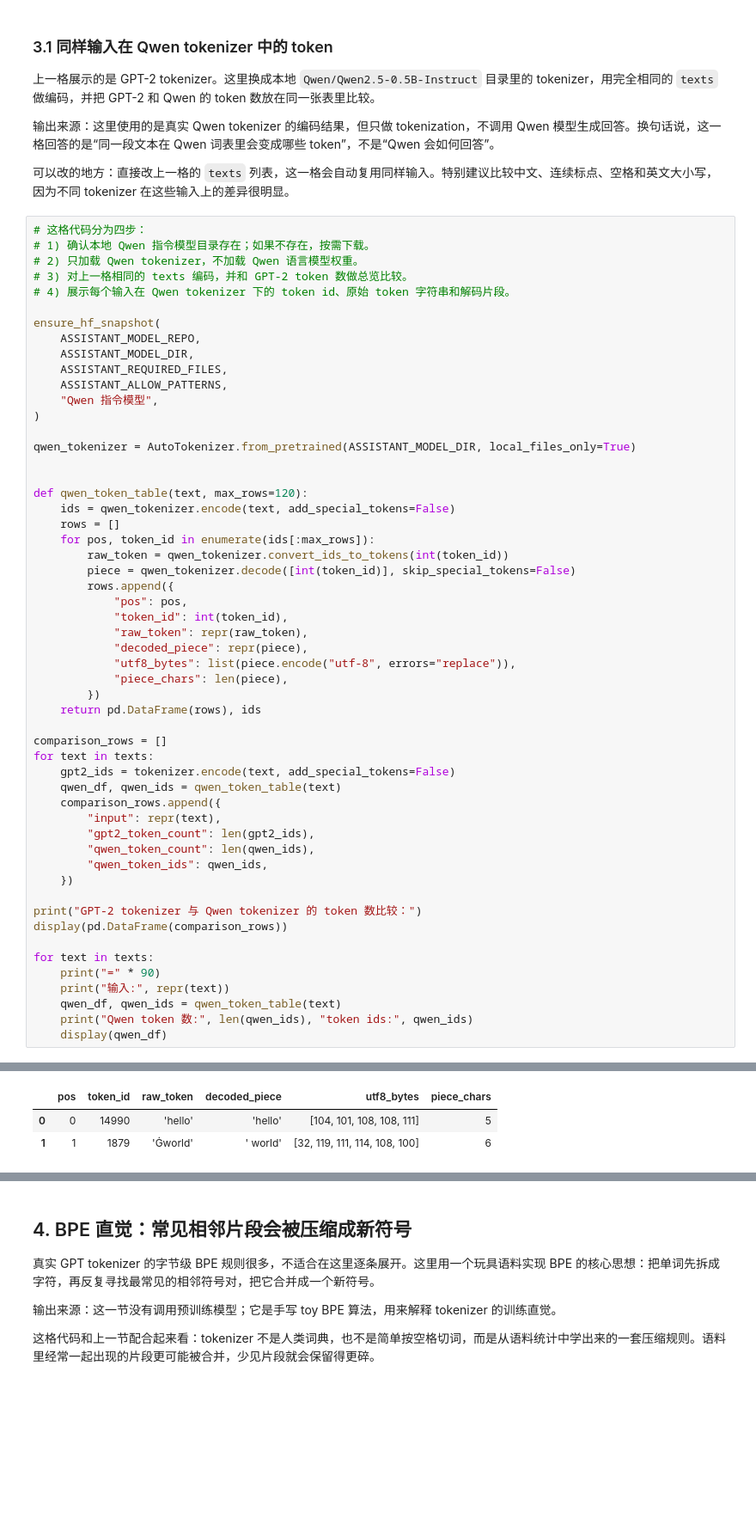
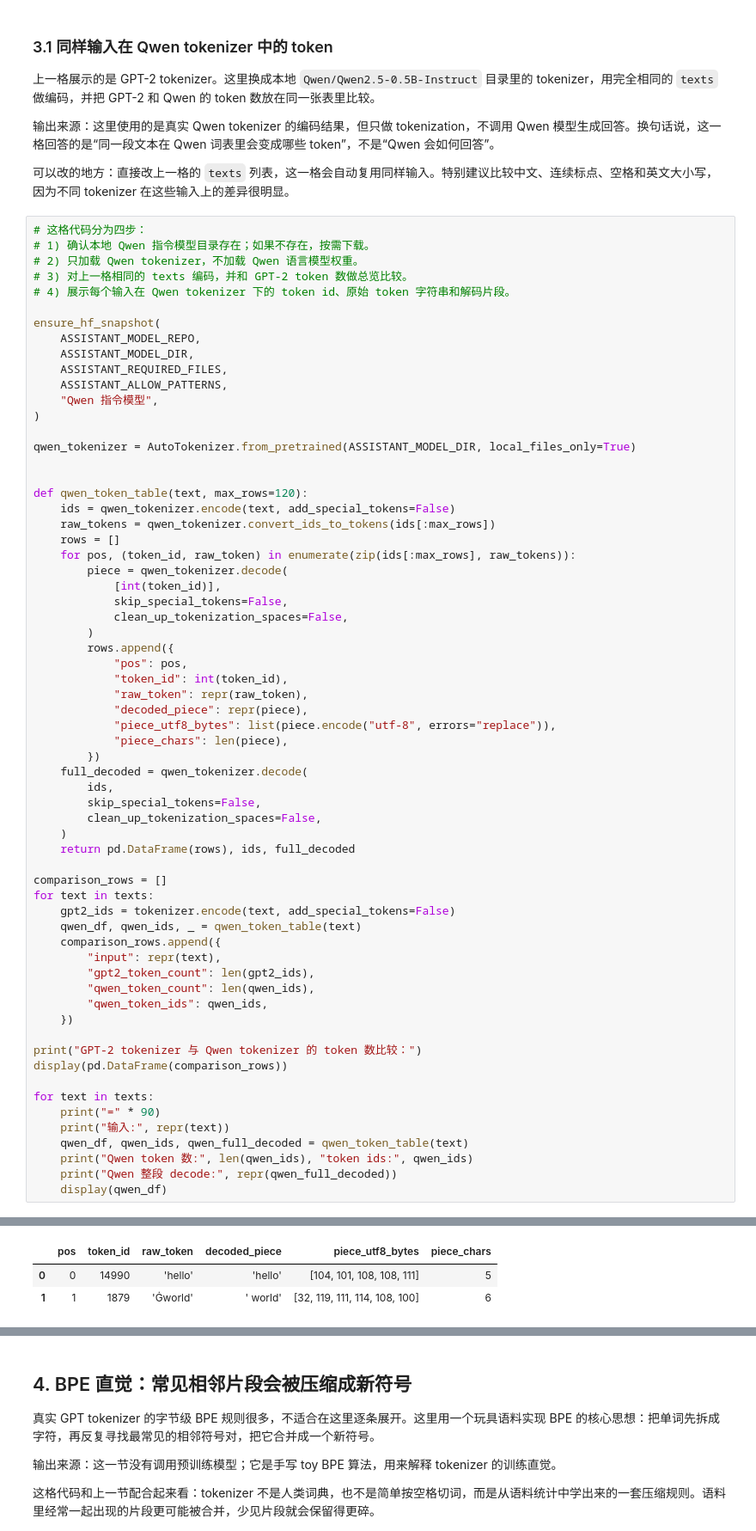
Before and after one commit to MrGodfrey/neural-networks-and-deep-learning, a Jupyter notebook: notes/w8/GPT课堂演示_离线版.ipynb, the cells around one changed output, grey strips where cells are left out. Shown at 86% size. Drawn from its saved outputs; the diff is of its cells as text; blank space fills up the shorter version.

```diff
--- a/notes/w8/GPT课堂演示_离线版.ipynb
+++ b/notes/w8/GPT课堂演示_离线版.ipynb
@@ -594,24 +618,33 @@ qwen_tokenizer = AutoTokenizer.from_pretrained(ASSISTANT_MODEL_DIR, local_files_
 
 def qwen_token_table(text, max_rows=120):
     ids = qwen_tokenizer.encode(text, add_special_tokens=False)
+    raw_tokens = qwen_tokenizer.convert_ids_to_tokens(ids[:max_rows])
     rows = []
-    for pos, token_id in enumerate(ids[:max_rows]):
-        raw_token = qwen_tokenizer.convert_ids_to_tokens(int(token_id))
-        piece = qwen_tokenizer.decode([int(token_id)], skip_special_tokens=False)
+    for pos, (token_id, raw_token) in enumerate(zip(ids[:max_rows], raw_tokens)):
+        piece = qwen_tokenizer.decode(
+            [int(token_id)],
+            skip_special_tokens=False,
+            clean_up_tokenization_spaces=False,
+        )
         rows.append({
             "pos": pos,
             "token_id": int(token_id),
             "raw_token": repr(raw_token),
             "decoded_piece": repr(piece),
-            "utf8_bytes": list(piece.encode("utf-8", errors="replace")),
+            "piece_utf8_bytes": list(piece.encode("utf-8", errors="replace")),
             "piece_chars": len(piece),
         })
-    return pd.DataFrame(rows), ids
+    full_decoded = qwen_tokenizer.decode(
+        ids,
+        skip_special_tokens=False,
+        clean_up_tokenization_spaces=False,
+    )
+    return pd.DataFrame(rows), ids, full_decoded
 
 comparison_rows = []
 for text in texts:
     gpt2_ids = tokenizer.encode(text, add_special_tokens=False)
-    qwen_df, qwen_ids = qwen_token_table(text)
+    qwen_df, qwen_ids, _ = qwen_token_table(text)
     comparison_rows.append({
         "input": repr(text),
         "gpt2_token_count": len(gpt2_ids),
@@ -625,8 +658,9 @@ display(pd.DataFrame(comparison_rows))
 for text in texts:
     print("=" * 90)
     print("输入:", repr(text))
-    qwen_df, qwen_ids = qwen_token_table(text)
+    qwen_df, qwen_ids, qwen_full_decoded = qwen_token_table(text)
     print("Qwen token 数:", len(qwen_ids), "token ids:", qwen_ids)
+    print("Qwen 整段 decode:", repr(qwen_full_decoded))
     display(qwen_df)
 # %% [output]
 GPT-2 tokenizer 与 Qwen tokenizer 的 token 数比较：
@@ -643,4 +678,4 @@ Qwen token 数: 2 token ids: [14990, 1879]
-|  | pos | token_id | raw_token | decoded_piece | utf8_bytes | piece_chars |
+|  | pos | token_id | raw_token | decoded_piece | piece_utf8_bytes | piece_chars |
 | 0 | 0 | 14990 | 'hello' | 'hello' | [104, 101, 108, 108, 111] | 5 |
 | 1 | 1 | 1879 | 'Ġworld' | ' world' | [32, 119, 111, 114, 108, 100] | 6 |
 ==========================================================================================
```
Also changed, not shown: parts of 11 cells of this notebook, 3 other files.
